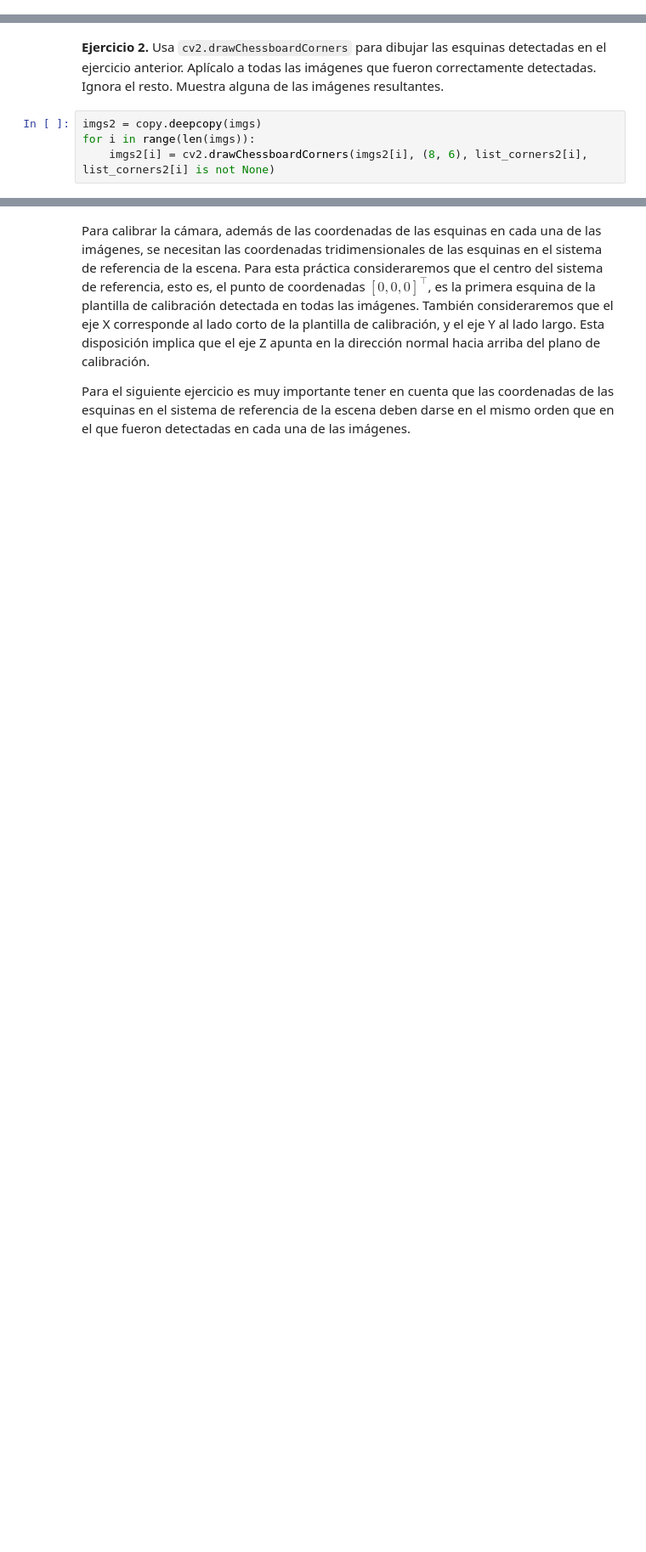
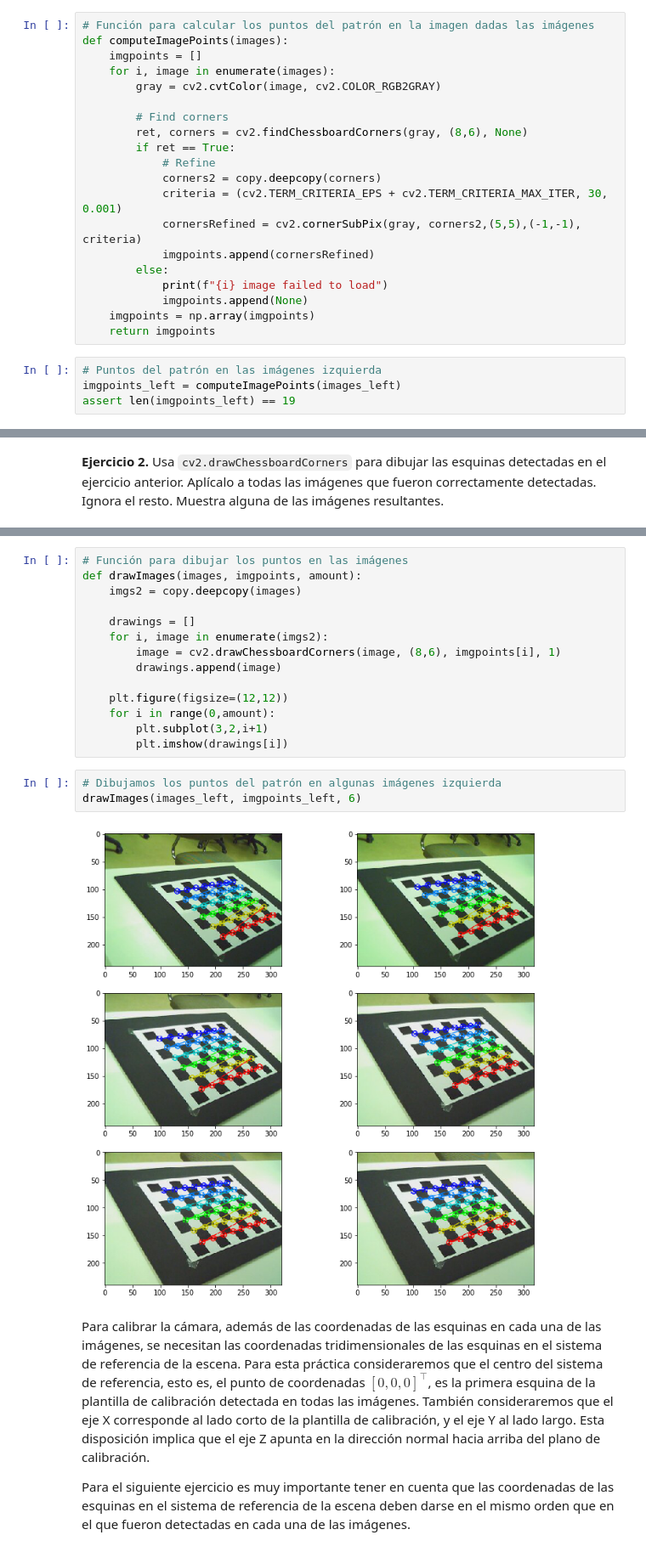
Before and after one commit to themrcesi/ComputerVision, a Jupyter notebook: Práctica2/PracticaCalib2020.ipynb, the cells around one changed output, grey strips where cells are left out. Shown at 85% size. Saved outputs shown, nothing was run; the diff lists cells and outputs as text; blank space fills up the shorter version.

```diff
--- a/Práctica2/PracticaCalib2020.ipynb
+++ b/Práctica2/PracticaCalib2020.ipynb
@@ -126,3 +87,27 @@ for i in range(len(imgs)):
+# %%
+# Función para calcular los puntos del patrón en la imagen dadas las imágenes
+def computeImagePoints(images):
+    imgpoints = []
+    for i, image in enumerate(images):
+        gray = cv2.cvtColor(image, cv2.COLOR_RGB2GRAY)
+
+        # Find corners
+        ret, corners = cv2.findChessboardCorners(gray, (8,6), None)
+        if ret == True:
+            # Refine
+            corners2 = copy.deepcopy(corners)
+            criteria = (cv2.TERM_CRITERIA_EPS + cv2.TERM_CRITERIA_MAX_ITER, 30, 0.001)
+            cornersRefined = cv2.cornerSubPix(gray, corners2,(5,5),(-1,-1), criteria)
+            imgpoints.append(cornersRefined)
+        else:
+            print(f"{i} image failed to load")
+            imgpoints.append(None)
+    imgpoints = np.array(imgpoints)
+    return imgpoints
+# %%
+# Puntos del patrón en las imágenes izquierda
+imgpoints_left = computeImagePoints(images_left)
+assert len(imgpoints_left) == 19
 # %% [markdown]
 El siguiente ejercicio consiste en dibujar sobre las imágenes los puntos detectados por ``cv.FindChessboardCorners``. Por motivos de eficiencia, la función empleada para hacerlo modifica directamente las imagen pasadas por parámetro en lugar de hacer una copia. Para evitar perder las imágenes originales es mejor realizar una copia de las mismas con antelación. Una forma de hacerlo es ``imgs2 = copy.deepcopy(imgs)``
 donde ``imgs`` es la lista de imágenes cargadas. Utiliza estas imágenes copiadas en lugar de las
@@ -130,7 +115,3 @@ originales en el siguiente ejercicio.
 # %% [markdown]
 **Ejercicio 2.** Usa ``cv2.drawChessboardCorners`` para dibujar las esquinas detectadas en el ejercicio anterior. Aplícalo a todas las imágenes que fueron correctamente detectadas. Ignora el resto.
 Muestra alguna de las imágenes resultantes.
-# %%
-imgs2 = copy.deepcopy(imgs)
-for i in range(len(imgs)):
-    imgs2[i] = cv2.drawChessboardCorners(imgs2[i], (8, 6), list_corners2[i], list_corners2[i] is not None)
@@ -147,3 +118,22 @@ ppl.imshow(imgs2[1])
+# %%
+# Función para dibujar los puntos en las imágenes
+def drawImages(images, imgpoints, amount):
+    imgs2 = copy.deepcopy(images)
+
+    drawings = []
+    for i, image in enumerate(imgs2):
+        image = cv2.drawChessboardCorners(image, (8,6), imgpoints[i], 1)
+        drawings.append(image)
+
+    plt.figure(figsize=(12,12))
+    for i in range(0,amount):
+        plt.subplot(3,2,i+1)
+        plt.imshow(drawings[i])
+# %%
+# Dibujamos los puntos del patrón en algunas imágenes izquierda
+drawImages(images_left, imgpoints_left, 6)
+# %% [output]
+[figure, added]
 # %% [markdown]
 Para calibrar la cámara, además de las coordenadas de
 las esquinas en cada una de las imágenes, se necesitan las
```
Also changed, not shown: parts of 34 cells of this notebook, 1 other file.
